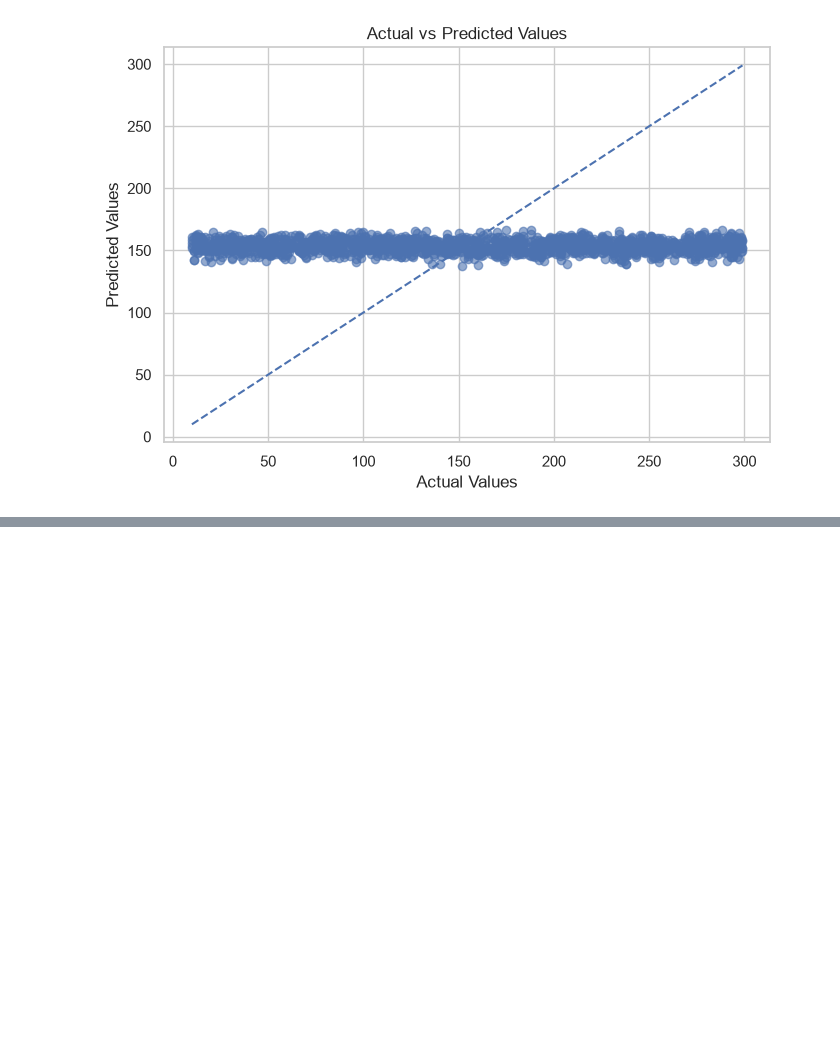
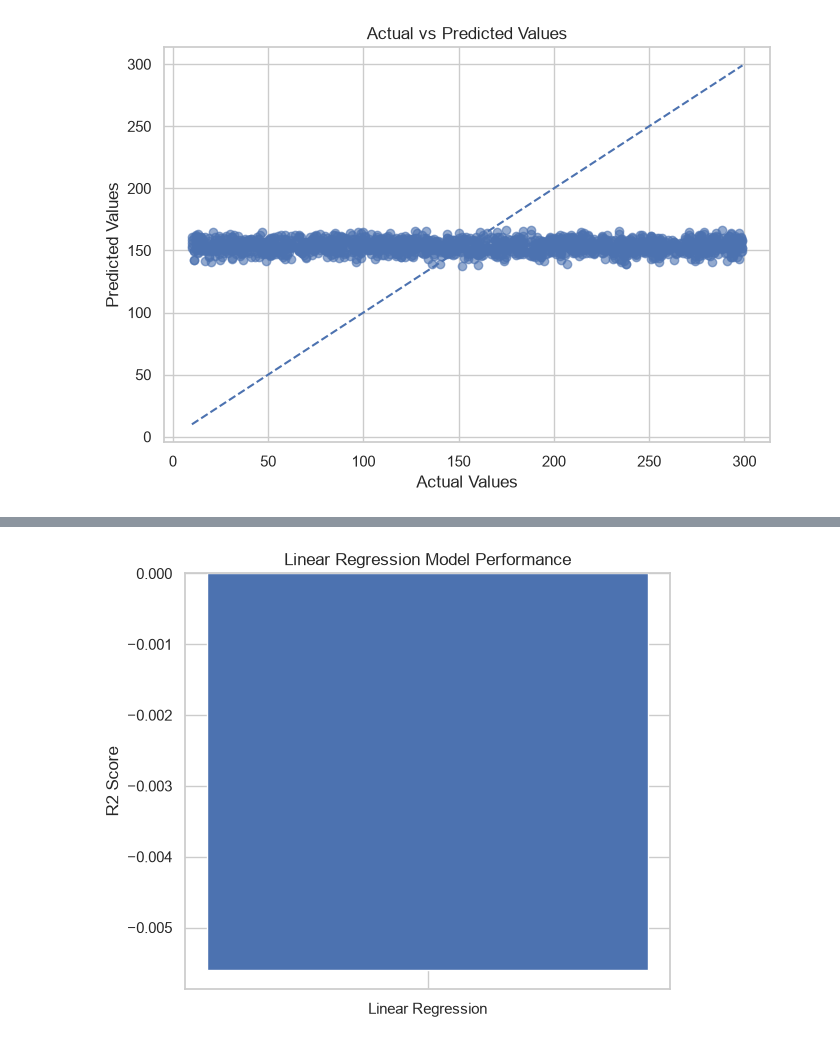
Before and after one commit to sarthak-singh-1565/Spotify-ana-project-lr, a Jupyter notebook: notebook/01_data_exploration.ipynb, the cells around one changed output, grey strips where cells are left out. Drawn from its saved outputs; the diff is of its cells as text; code cells hidden in the pictures; blank space fills up the shorter version.

```diff
--- a/notebook/01_data_exploration.ipynb
+++ b/notebook/01_data_exploration.ipynb
@@ -886,3 +886,96 @@ linear_predictions = pd.read_csv(
 )
 # %% [output]
 [figure]
+# %%
+#block 18
+# Organising both Logistic and linear Regressing results Results
+
+logistic_metrics = dict(zip(
+    logistic_results["Metric"],
+    logistic_results["Value"]
+))
+
+linear_metrics = dict(zip(
+    linear_results["Metric"],
+    linear_results["Value"]
+))
+
+# Printing Complete Project Results
+
+print("\nLOGISTIC REGRESSION PERFORMANCE")
+print("-" * 40)
+
+for metric, value in logistic_metrics.items():
+
+    print(metric, ":", round(value, 4))
+
+
+print("\nLINEAR REGRESSION PERFORMANCE")
+print("-" * 40)
+
+for metric, value in linear_metrics.items():
+
+    print(metric, ":", round(value, 4))
+
+#R2 Score Graph for Linear Regressing model
+
+plt.figure(figsize=(6, 5))
+
+plt.bar(
+    ["Linear Regression"],
+    [linear_metrics["R2 Score"]]
+)
+
+plt.ylabel("R2 Score")
+plt.title("Linear Regression Model Performance")
+
+plt.tight_layout()
+
+plt.show()
+
+# Final Project Conclusion
+
+print("\n")
+print("=" * 60)
+print("                 PROJECT CONCLUSION")
+print("=" * 60)
+
+print(
+    "\nLogistic Regression was used to classify Spotify users "
+    "according to their churn status."
+)
+
+print(
+    "\nLinear Regression was used to predict a continuous "
+    "numerical variable."
+)
+
+print(
+    "\nThe classification model was evaluated using Accuracy, "
+    "Precision, Recall, F1 Score and ROC-AUC."
+)
+
+print(
+    "\nThe regression model was evaluated using MAE, MSE, "
+    "RMSE and R2 Score."
+)
+
+print(
+    "\nAll model results and graphs have been saved."
+)
+
+print(
+    "\nFinal combined results: final_project_results.csv"
+)
+
+print(
+    "\nFinal written summary: final_project_summary.txt"
+)
+
+print("\nTEAM LEADER WORK COMPLETED SUCCESSFULLY!")
+
+print("\n")
+print("=" * 60)
+print("             COMPLETE PROJECT FINISHED")
+print("=" * 60)
+# %% [output]
@@ -888,0 +996 @@ linear_predictions = pd.read_csv(
+[figure, added]
```
Also changed, not shown: parts of 1 cell of this notebook.
